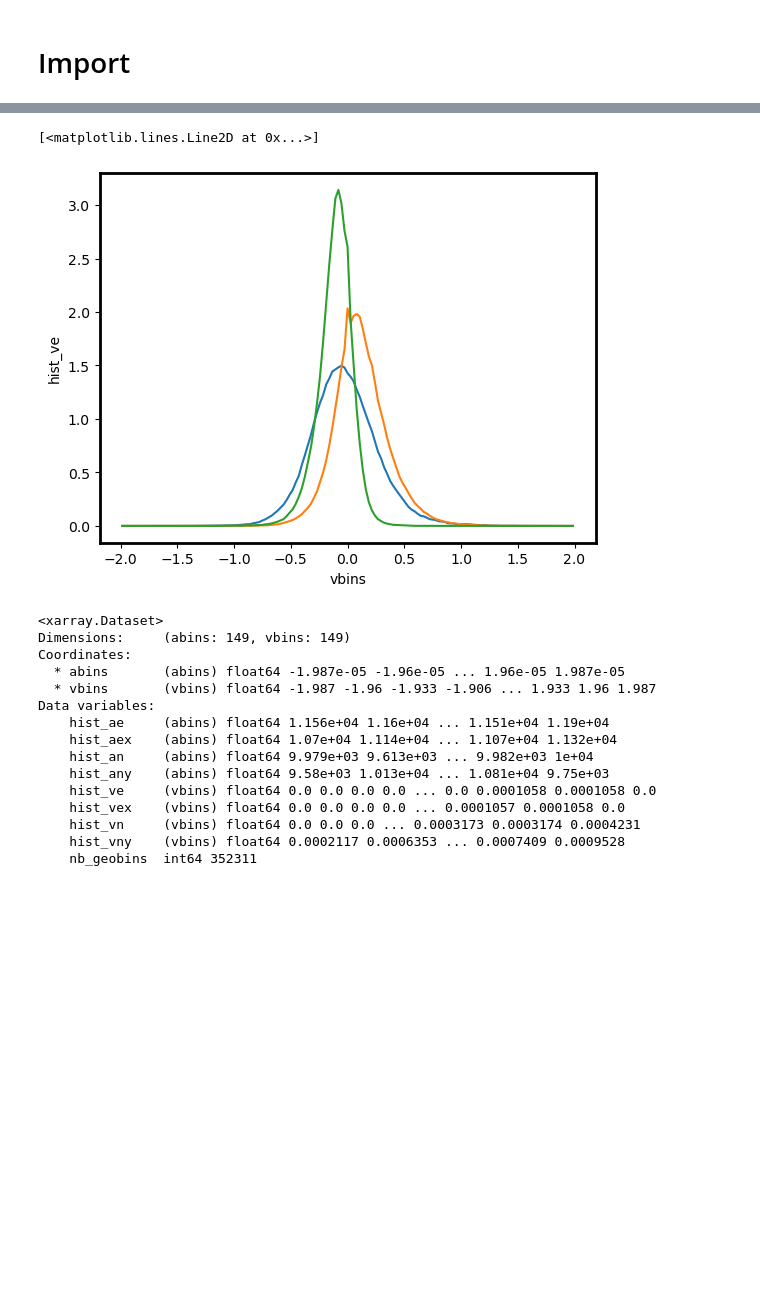
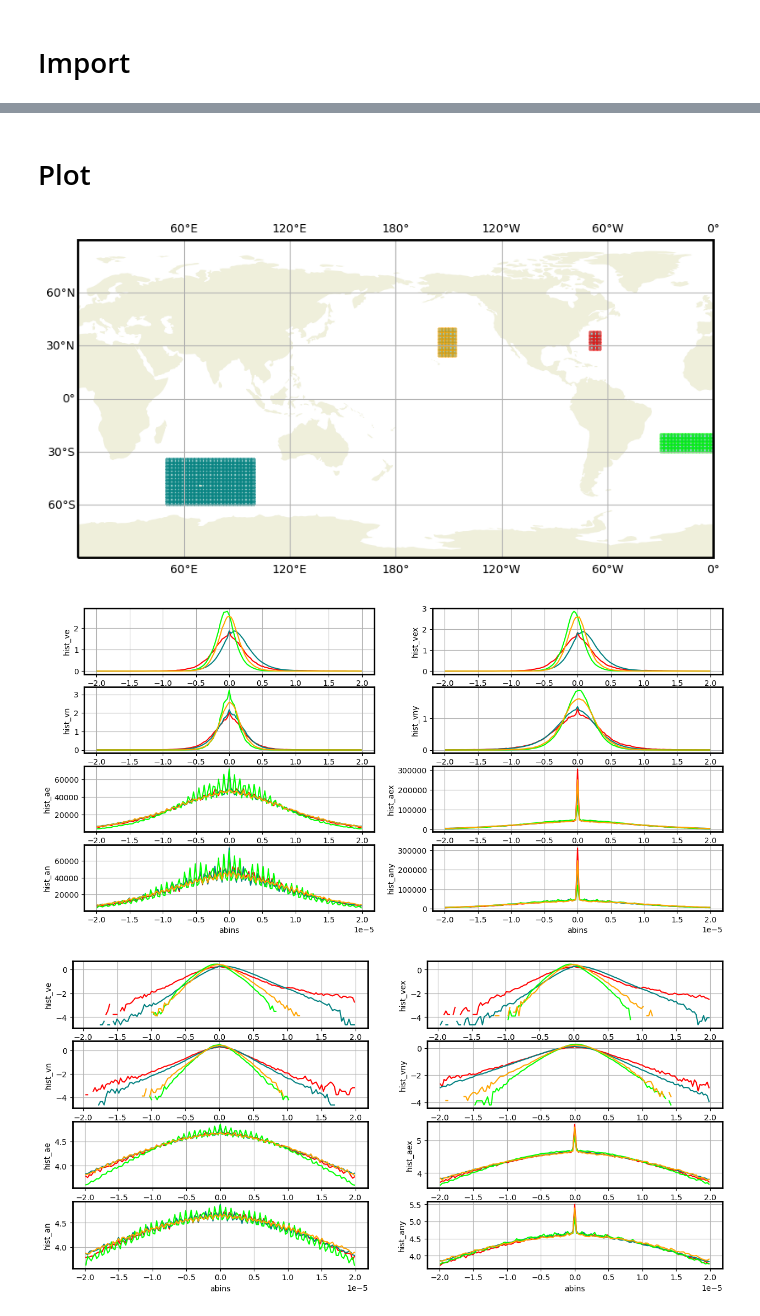
Before and after one commit to margot-demol/PhD, a Jupyter notebook: GDP/diag_geohist.ipynb, the cells around one changed output, grey strips where cells are left out. Cells and saved outputs as stored; diff of their text form; code cells hidden in the pictures; blank space fills up the shorter version.

Commit message:
geo histograms ok

```diff
--- a/GDP/diag_geohist.ipynb
+++ b/GDP/diag_geohist.ipynb
@@ -117,14 +89,46 @@ def regional_histograms(ds, lon_sel, lat_sel, count_key = 'nb_geobins'):
+# %%
+##https://stackoverflow.com/questions/3584805/what-does-the-argument-mean-in-fig-add-subplot111
+def geo_plot(dsr_dict, map_dict, hist_keys=['hist_ve', 'hist_vex', 'hist_vn', 'hist_vny','hist_ae', 'hist_aex', 'hist_an', 'hist_any',]):
+    n=len(hist_keys)
+    keys = list(dsr_dict.keys())
+    color = ['red', 'teal', 'lime', 'orange', 'hotpink', 'y', 'g']
+
+
+    # Legend Map
+    fig = plt.figure(figsize=(15,5))
+    ax1 = fig.add_subplot(1,1, 1, projection=ccrs.PlateCarree(central_longitude=-180))
+    ax1.add_feature(cfeature.LAND, zorder=2)
+    ax1.set_extent([1e-4, -1e-4, -90, 90], ccrs.PlateCarree())
+    gl = ax1.gridlines(draw_labels=True,)
+    for m in range(len(map_dict)):
+        mi = map_dict[keys[m]].plot(x='lon_bins', ax=ax1, color = color[m], alpha=0.5, add_colorbar=False, transform=ccrs.PlateCarree())
+
+    # Spectra
+    fig = plt.figure(figsize=(15,int(np.ceil(n/2))+1*5))
+    for i in range(n) :
+        ax = fig.add_subplot(int(np.ceil(n/2))+1,2,i+1)
+        for d in  range(len(keys)) :
+            dsr_dict[keys[d]][hist_keys[i]].plot(ax=ax, color=color[d])
+        ax.grid()
+
+    # Log Spectra
+    fig = plt.figure(figsize=(15,int(np.ceil(n/2))+1*5))
+    for i in range(n) :
+        ax = fig.add_subplot(int(np.ceil(n/2))+1,2,i+1)
+        for d in  range(len(keys)) :
+            np.log10(dsr_dict[keys[d]][hist_keys[i]]).plot(ax=ax, color=color[d])
+        ax.grid()
+# %% [markdown]
+# Plot
 # %%
 #Gulf Stream
-dsgr_gs = regional_histograms(dsg, np.arange(125,140,2), np.arange(15,30,2)).compute()
+dsgr_gs = regional_histograms(dsg, np.arange(-70,-65,2), np.arange(28,38,2))
 #ACC
-dsgr_acc = regional_histograms(dsg, np.arange(60,120,2), np.arange(-60,-35,2)).compute()
+dsgr_acc = regional_histograms(dsg, np.arange(50,100,2), np.arange(-60,-35,2))
 #South atlantic gyre
-dsgr_sag = regional_histograms(dsg, np.arange(-40,0,2), np.arange(-20,-5,2)).compute()
+dsgr_sag = regional_histograms(dsg, np.arange(-30,0,2), np.arange(-30,-20,2))
+#North pacific gyre
+dsgr_npg = regional_histograms(dsg, np.arange(-155,-145,2), np.arange(25,40,2))
+
+dsr_dict = {'Gulf Stream' : dsgr_gs[0].compute(), 'ACC' : dsgr_acc[0].compute(), 'South atlantic gyre':dsgr_sag[0].compute(), 'North Pacific gyre':dsgr_npg[0].compute()}
+map_dict = {'Gulf Stream' : dsgr_gs[1].compute(), 'ACC' : dsgr_acc[1].compute(), 'South atlantic gyre':dsgr_sag[1].compute(), 'North Pacific gyre':dsgr_npg[1].compute()}
-# %%
-dsgr_gs.hist_ve.plot()
-dsgr_acc.hist_ve.plot()
-dsgr_sag.hist_ve.plot()  #normaliser
-# %% [output]
-[<matplotlib.lines.Line2D at 0x...>]
-[figure, removed]
@@ -137,20 +135,8 @@ dsgr = regional_histograms(dsg, lon_sel, lat_sel).compute()
-# %%
-dsgr
-# %% [output]
-<xarray.Dataset>
-Dimensions:     (abins: 149, vbins: 149)
-Coordinates:
-  * abins       (abins) float64 -1.987e-05 -1.96e-05 ... 1.96e-05 1.987e-05
-  * vbins       (vbins) float64 -1.987 -1.96 -1.933 -1.906 ... 1.933 1.96 1.987
-Data variables:
-    hist_ae     (abins) float64 1.156e+04 1.16e+04 ... 1.151e+04 1.19e+04
-    hist_aex    (abins) float64 1.07e+04 1.114e+04 ... 1.107e+04 1.132e+04
-    hist_an     (abins) float64 9.979e+03 9.613e+03 ... 9.982e+03 1e+04
-    hist_any    (abins) float64 9.58e+03 1.013e+04 ... 1.081e+04 9.75e+03
-    hist_ve     (vbins) float64 0.0 0.0 0.0 0.0 ... 0.0 0.0001058 0.0001058 0.0
-    hist_vex    (vbins) float64 0.0 0.0 0.0 0.0 ... 0.0001057 0.0001058 0.0
-    hist_vn     (vbins) float64 0.0 0.0 0.0 ... 0.0003173 0.0003174 0.0004231
-    hist_vny    (vbins) float64 0.0002117 0.0006353 ... 0.0007409 0.0009528
-    nb_geobins  int64 352311
+# %%
+geo_plot(dsr_dict, map_dict)
+# %% [output]
+[figure, added]
+[figure, added]
+[figure, added]
 # %%
 cluster.close()
```
Also changed, not shown: parts of 8 cells of this notebook, 1 other file.
